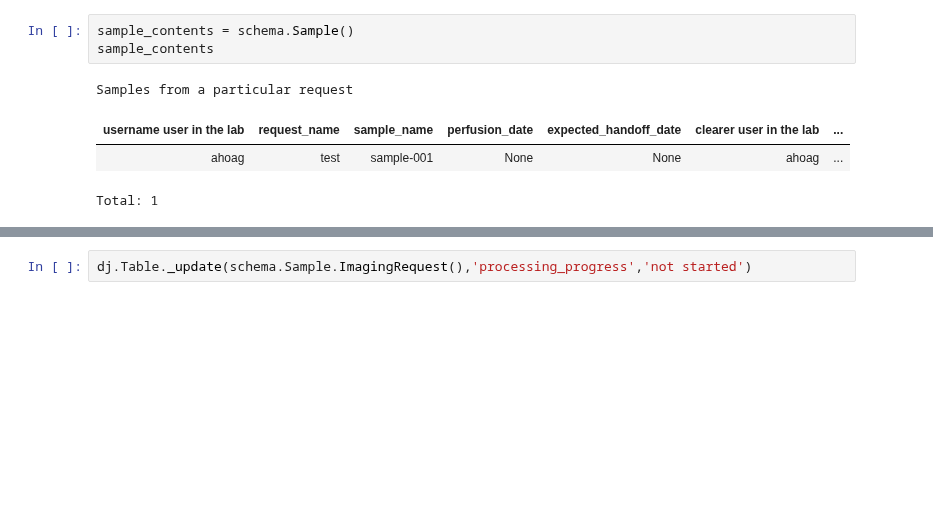
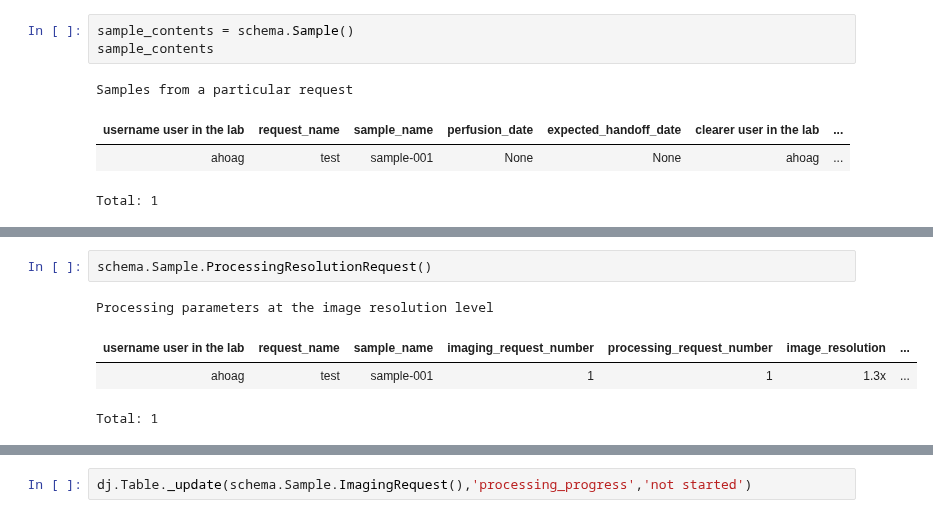
Before and after one commit to BrainCOGS/lightserv, a Jupyter notebook: notebooks/datajoint_sandbox.ipynb, the cells around one changed output, grey strips where cells are left out. Drawn from its saved outputs; the diff is of its cells as text; blank space fills up the shorter version.

```diff
--- a/notebooks/datajoint_sandbox.ipynb
+++ b/notebooks/datajoint_sandbox.ipynb
@@ -91,3 +75,10 @@ Total: 1
+# %%
+schema.Sample.ProcessingResolutionRequest()
+# %% [output]
+Processing parameters at the image resolution level
+| username user in the lab | request_name | sample_name | imaging_request_number | processing_request_number | image_resolution | ... |
+| ahoag | test | sample-001 | 1 | 1 | 1.3x | ... |
+Total: 1
 # %%
 processing_contents = schema.Sample.ProcessingRequest()
 processing_contents
```
Also changed, not shown: parts of 20 cells of this notebook, 9 other files.
